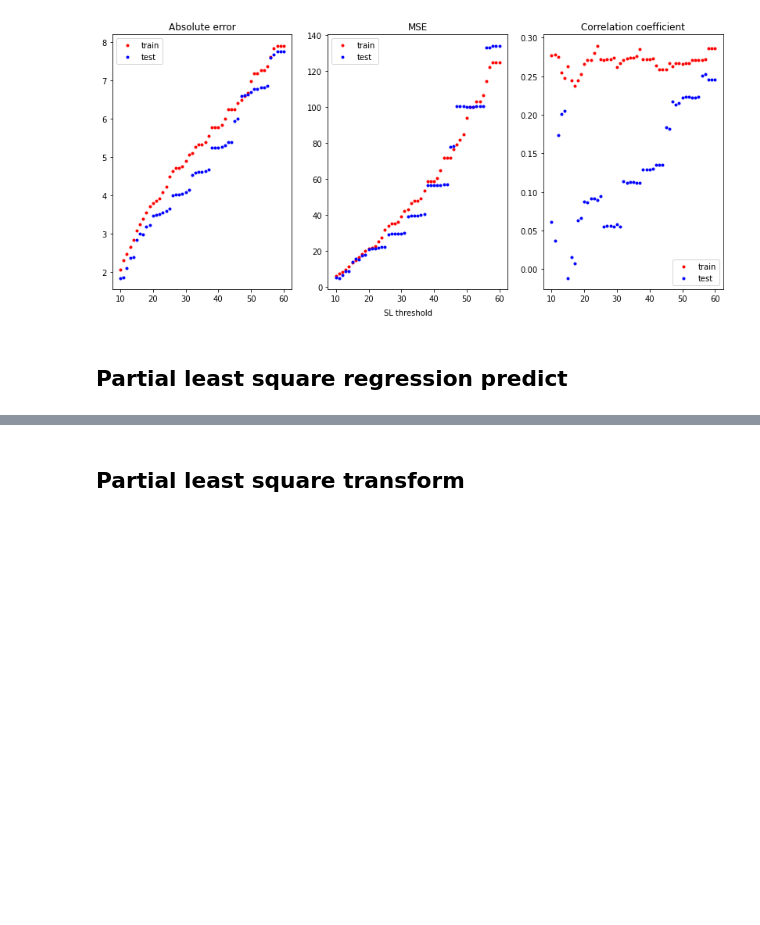
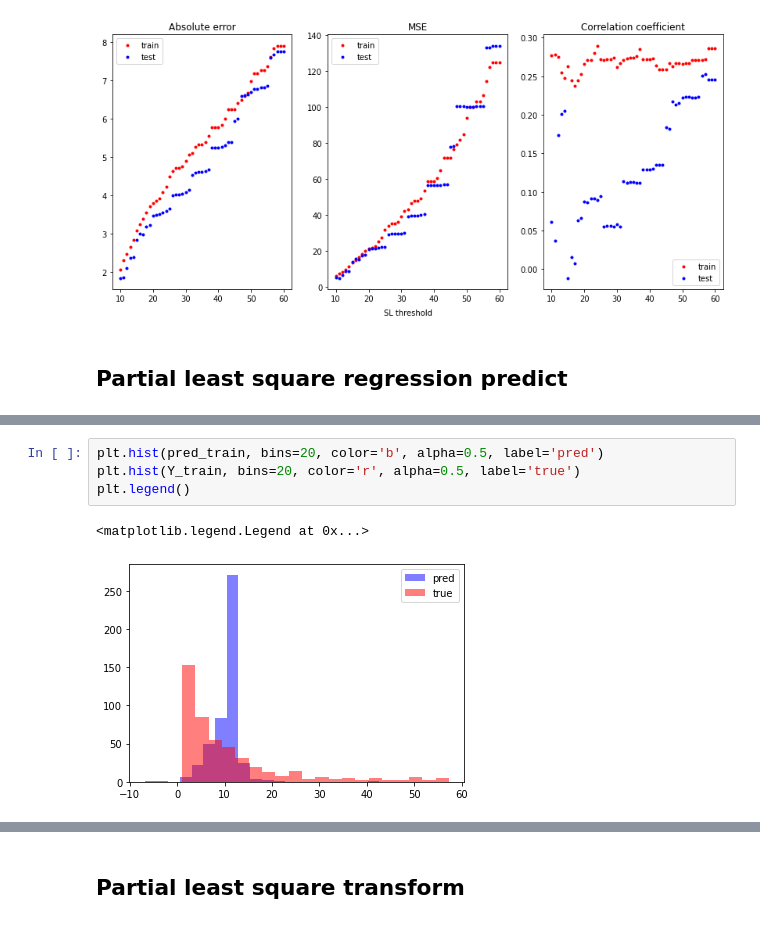
Before and after one commit to hundredball/Math24, a Jupyter notebook: Analyze_data.ipynb, the cells around one changed output, grey strips where cells are left out. Cells and saved outputs as stored; diff of their text form; blank space fills up the shorter version.

```diff
--- a/Analyze_data.ipynb
+++ b/Analyze_data.ipynb
@@ -1593,0 +1617,7 @@ Dimension of X_train:  (468, 63)
+# %%
+plt.hist(pred_train, bins=20, color='b', alpha=0.5, label='pred')
+plt.hist(Y_train, bins=20, color='r', alpha=0.5, label='true')
+plt.legend()
+# %% [output]
+<matplotlib.legend.Legend at 0x...>
+[figure, added]
```
Also changed, not shown: parts of 11 cells of this notebook.
